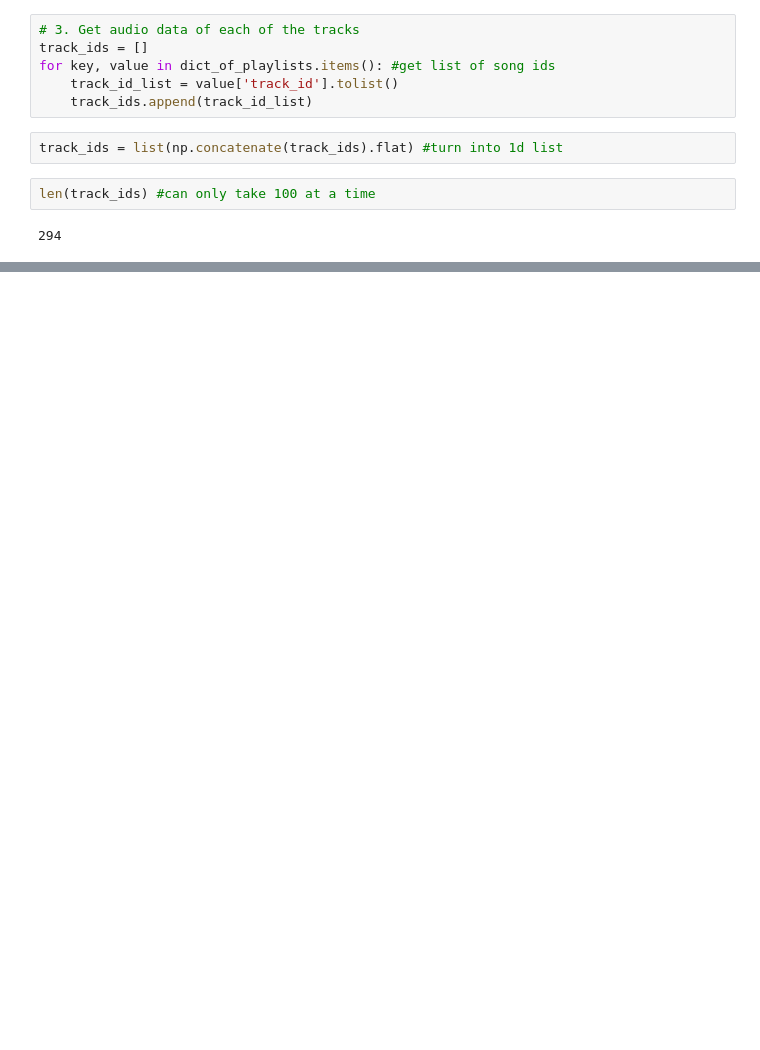
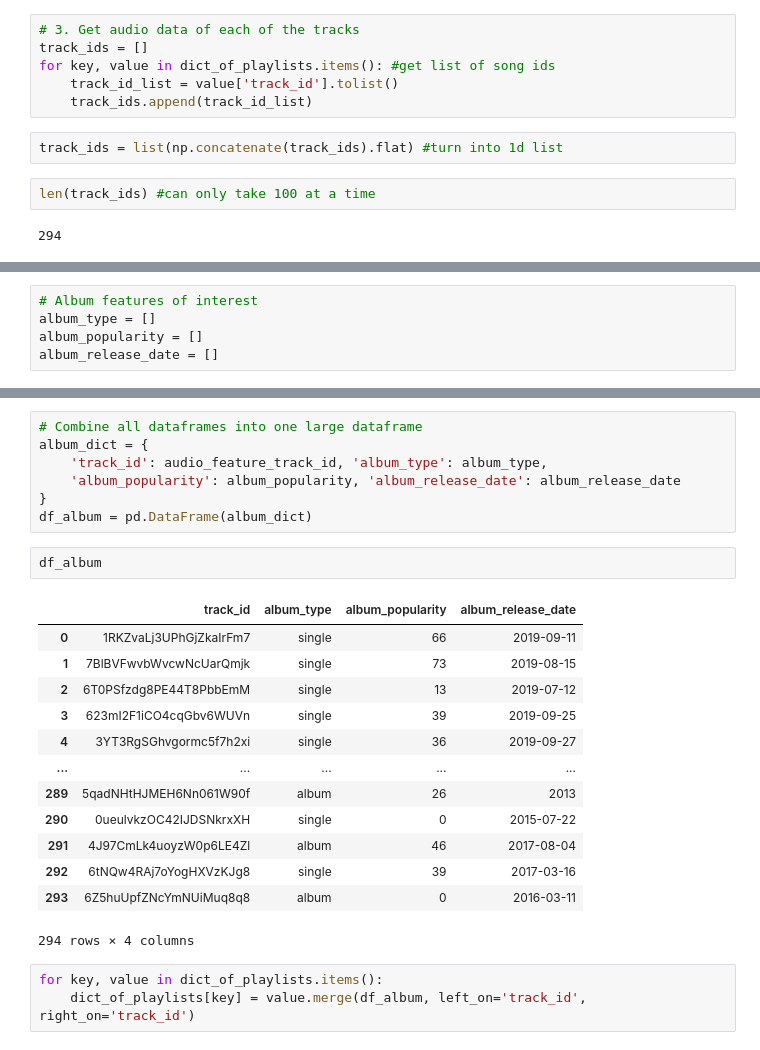
Before and after one commit to ryanwonghc/FIFA-Song-Analysis, a Jupyter notebook: Notebooks/1. Data Scraping - Spotipy.ipynb, the cells around one changed output, grey strips where cells are left out. Drawn from its saved outputs; the diff is of its cells as text; blank space fills up the shorter version.

```diff
--- a/Notebooks/1. Data Scraping - Spotipy.ipynb
+++ b/Notebooks/1. Data Scraping - Spotipy.ipynb
@@ -282,0 +416,5 @@ mode = []
+# %%
+# Album features of interest
+album_type = []
+album_popularity = []
+album_release_date = []
@@ -282,0 +447,26 @@ mode = []
+# %%
+# Combine all dataframes into one large dataframe
+album_dict = {
+    'track_id': audio_feature_track_id, 'album_type': album_type,
+    'album_popularity': album_popularity, 'album_release_date': album_release_date
+}
+df_album = pd.DataFrame(album_dict)
+# %%
+df_album
+# %% [output]
+|  | track_id | album_type | album_popularity | album_release_date |
+| 0 | 1RKZvaLj3UPhGjZkaIrFm7 | single | 66 | 2019-09-11 |
+| 1 | 7BlBVFwvbWvcwNcUarQmjk | single | 73 | 2019-08-15 |
+| 2 | 6T0PSfzdg8PE44T8PbbEmM | single | 13 | 2019-07-12 |
+| 3 | 623mI2F1iCO4cqGbv6WUVn | single | 39 | 2019-09-25 |
+| 4 | 3YT3RgSGhvgormc5f7h2xi | single | 36 | 2019-09-27 |
+| ... | ... | ... | ... | ... |
+| 289 | 5qadNHtHJMEH6Nn061W90f | album | 26 | 2013 |
+| 290 | 0ueulvkzOC42IJDSNkrxXH | single | 0 | 2015-07-22 |
+| 291 | 4J97CmLk4uoyzW0p6LE4Zl | album | 46 | 2017-08-04 |
+| 292 | 6tNQw4RAj7oYogHXVzKJg8 | single | 39 | 2017-03-16 |
+| 293 | 6Z5huUpfZNcYmNUiMuq8q8 | album | 0 | 2016-03-11 |
+294 rows × 4 columns
+# %%
+for key, value in dict_of_playlists.items():
+    dict_of_playlists[key] = value.merge(df_album, left_on='track_id', right_on='track_id')
```
Also changed, not shown: parts of 39 cells of this notebook, 9 other files.
